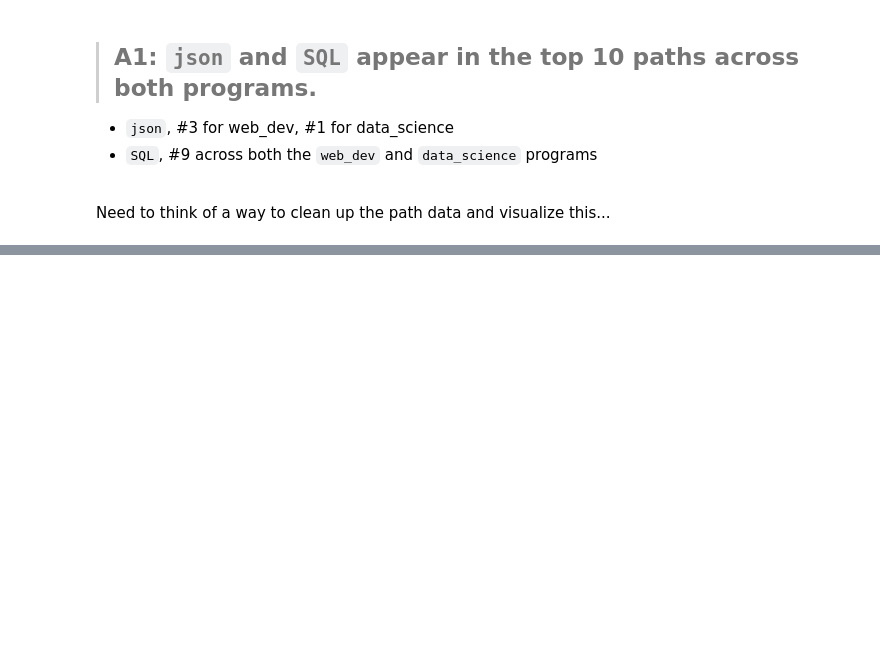
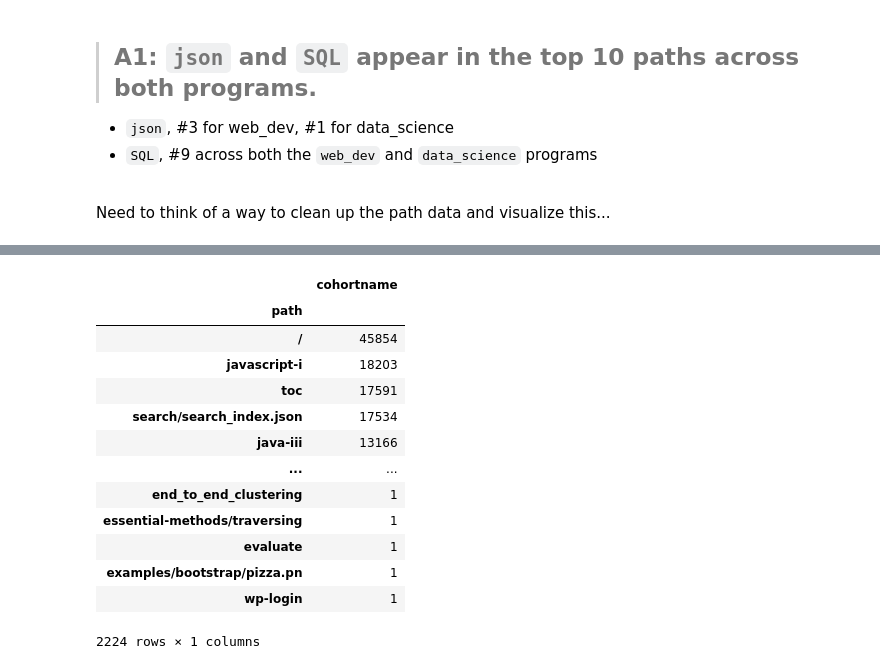
Before and after one commit to jones-wheeler/server_log_anamoly-detection, a Jupyter notebook: 02_explore_jones.ipynb, the cells around one changed output, grey strips where cells are left out. Cells and saved outputs as stored; diff of their text form; code cells hidden in the pictures; blank space fills up the shorter version.

```diff
--- a/02_explore_jones.ipynb
+++ b/02_explore_jones.ipynb
@@ -134,0 +147,4 @@ Need to think of a way to clean up the path data and visualize this...
+# %%
+# pd.set_option('display.max_columns', None)
+prog_name = pd.concat([df, pd.get_dummies(df.cohortname)], axis = 1)
+prog_name.head()
@@ -134,0 +174,17 @@ Need to think of a way to clean up the path data and visualize this...
+# %%
+prog_name[['path', 'cohortname']].groupby('path').agg('count').sort_values(by = 'cohortname', ascending = False)
+# %% [output]
+|  | cohortname |
+| path |  |
+| / | 45854 |
+| javascript-i | 18203 |
+| toc | 17591 |
+| search/search_index.json | 17534 |
+| java-iii | 13166 |
+| ... | ... |
+| end_to_end_clustering | 1 |
+| essential-methods/traversing | 1 |
+| evaluate | 1 |
+| examples/bootstrap/pizza.pn | 1 |
+| wp-login | 1 |
+2224 rows × 1 columns
```
Also changed, not shown: parts of 6 cells of this notebook.
